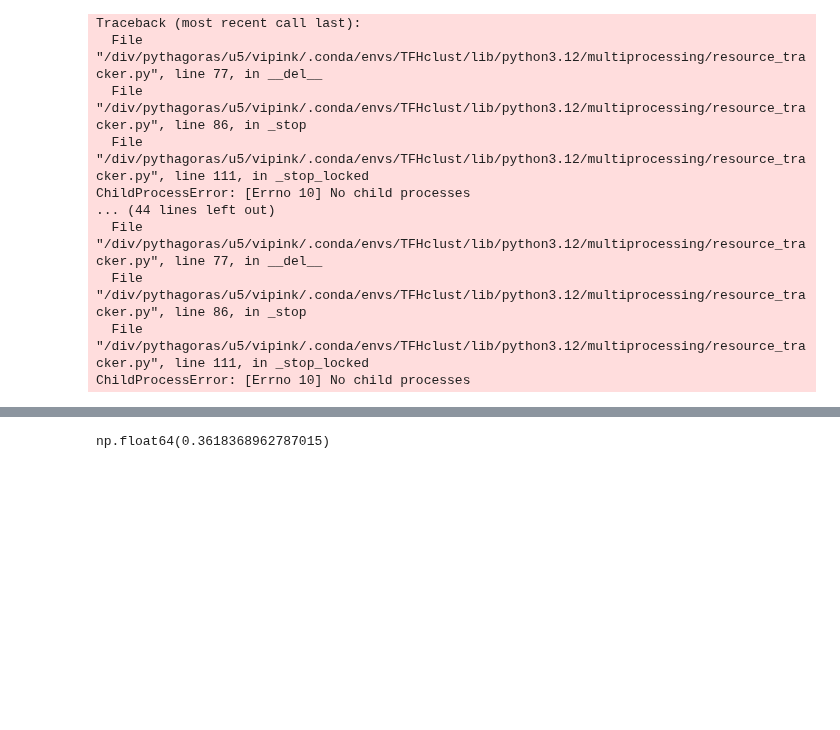
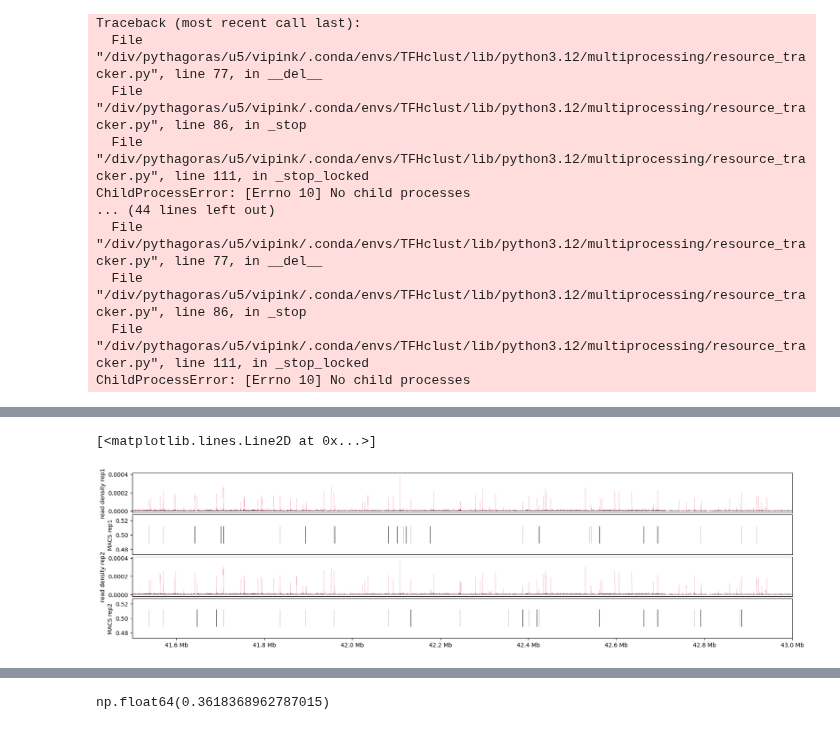
Before and after one commit to princeps091-binf/TFHclust, a Jupyter notebook: scripts/integrate_replicates.ipynb, the cells around one changed output, grey strips where cells are left out. Cells and saved outputs as stored; diff of their text form; code cells hidden in the pictures; blank space fills up the shorter version.

```diff
--- a/scripts/integrate_replicates.ipynb
+++ b/scripts/integrate_replicates.ipynb
@@ -410,6 +423,67 @@ rep2_obs_rcount_bdg = rep2_obs_rcount_bdg.assign(rd = lambda df_: df_.rcount/rep
 bg_rcount_bdg =bg_rcount_bdg.assign(rd = lambda df_: df_.rcount/bg_df.shape[0])
 # %%
 candidate_clusters_df = merged_hic_clustering.inter_rep_match_tbl.assign(lvl = lambda df_: (df_.norm_lvl_rep1 + df_.norm_lvl_rep2)/2)
+# %%
+fig = plt.figure(figsize=(20,5))
+gs = fig.add_gridspec(4, 1, height_ratios=(1, 1, 1, 1),
+                      left=0.1, right=0.9, bottom=0.1, top=0.9,
+                      wspace=0.05, hspace=0.05)
+# plot_window_min = rep1_obs_rcount_bdg.DNA_pos.min()
+# plot_window_max = rep1_obs_rcount_bdg.DNA_pos.max()
+
+plot_window_min = 41_500_000
+plot_window_max = 43_000_000
+
+ax_dens_rep1 = fig.add_subplot(gs[0, 0],xlim = (plot_window_min,plot_window_max) )
+ax_dens_rep1.xaxis.set_visible(False)
+# ax_dens.set_yscale('log')
+ax_dens_rep1.set_ylabel('read density rep1')
+
+ax_agg_rep1 = fig.add_subplot(gs[1, 0],sharex=ax_dens_rep1)
+ax_agg_rep1.xaxis.set_visible(False)
+ax_agg_rep1.set_ylabel('MACS rep1')
+
+ax_dens_rep2 = fig.add_subplot(gs[2, 0],sharex=ax_dens_rep1 )
+ax_dens_rep2.xaxis.set_visible(False)
+# ax_dens.set_yscale('log')
+ax_dens_rep2.set_ylabel('read density rep2')
+
+ax_agg_rep2 = fig.add_subplot(gs[3, 0],sharex=ax_dens_rep1)
+ax_agg_rep2.xaxis.set_major_formatter(lambda x,pos: (str(np.round(x/1e6,decimals=2)) + " Mb"))
+ax_agg_rep2.xaxis.set_visible(True)
+ax_agg_rep2.set_ylabel('MACS rep2')
+
+
+rep1_tmp_peak_df = bf.merge(rep1_peak_df.query('chrom == @tmp_chrom'))
+for bin_idx in range(rep1_tmp_peak_df.shape[0]):
+    tmp_cl =  rep1_tmp_peak_df.iloc[bin_idx,:]
+    tmp_start = tmp_cl.start
+    tmp_end = tmp_cl.end
+    # tmp_h = tmp_cl.n_intervals
+    if bin_idx %2 == 0:
+        ax_agg_rep1.hlines(y=0.5,xmin=tmp_start,xmax=tmp_end,color='black',linewidth=30)
+    else:
+        ax_agg_rep1.hlines(y=0.5,xmin=tmp_start,xmax=tmp_end,color='silver',linewidth=30)
+
+rep2_tmp_peak_df = bf.merge(rep2_peak_df.query('chrom == @tmp_chrom'))
+for bin_idx in range(rep2_tmp_peak_df.shape[0]):
+    tmp_cl =  rep2_tmp_peak_df.iloc[bin_idx,:]
+    tmp_start = tmp_cl.start
+    tmp_end = tmp_cl.end
+    # tmp_h = tmp_cl.n_intervals
+    if bin_idx %2 == 0:
+        ax_agg_rep2.hlines(y=0.5,xmin=tmp_start,xmax=tmp_end,color='black',linewidth=30)
+    else:
+        ax_agg_rep2.hlines(y=0.5,xmin=tmp_start,xmax=tmp_end,color='silver',linewidth=30)
+
+ax_dens_rep1.step(x=rep1_obs_rcount_bdg.DNA_pos.to_numpy(),y=rep1_obs_rcount_bdg.rd.to_numpy(),where='post',linewidth=0.1,alpha=1,c='crimson')
+ax_dens_rep1.step(x=bg_rcount_bdg.DNA_pos.to_numpy(),y=bg_rcount_bdg.rd.to_numpy(),where='post',linewidth=0.1,alpha=1,c='black')
+
+ax_dens_rep2.step(x=rep2_obs_rcount_bdg.DNA_pos.to_numpy(),y=rep2_obs_rcount_bdg.rd.to_numpy(),where='post',linewidth=0.1,alpha=1,c='crimson')
+ax_dens_rep2.step(x=bg_rcount_bdg.DNA_pos.to_numpy(),y=bg_rcount_bdg.rd.to_numpy(),where='post',linewidth=0.1,alpha=1,c='black')
+# %% [output]
+[<matplotlib.lines.Line2D at 0x...>]
+[figure, added]
 # %%
 fig = plt.figure(figsize=(20,5))
 gs = fig.add_gridspec(3, 1, height_ratios=(1, 1, 1),
```
Also changed, not shown: parts of 16 cells of this notebook, 1 other file.
